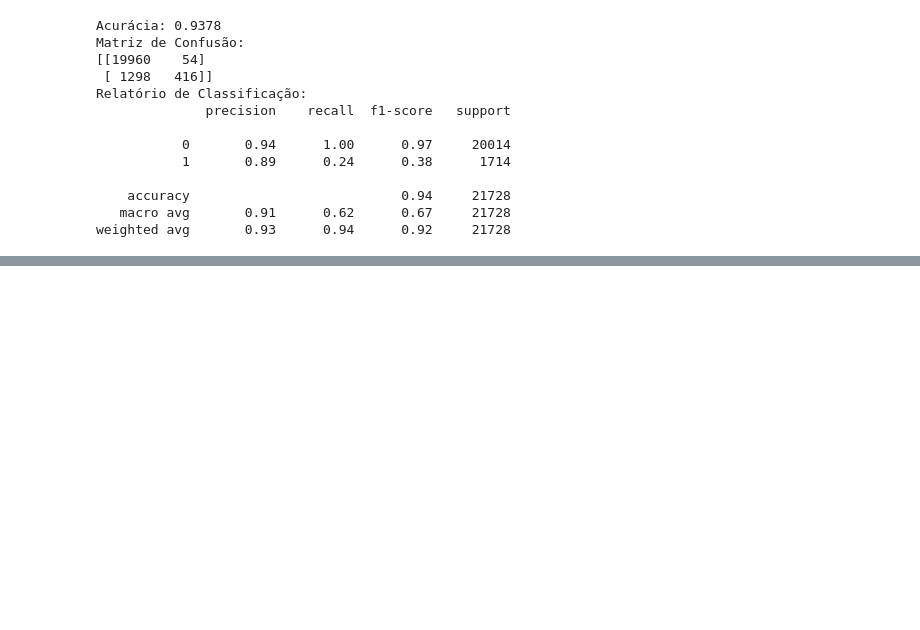
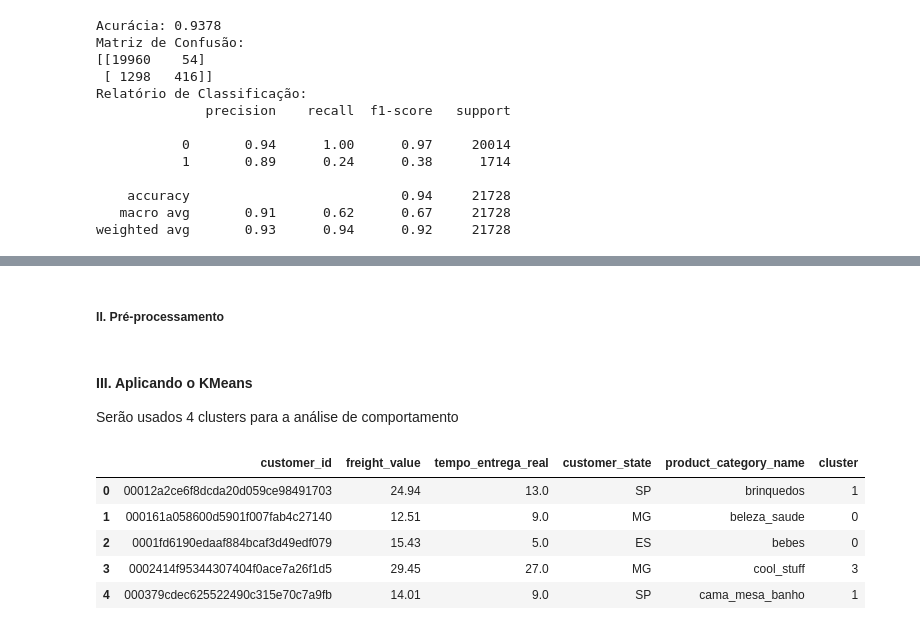
Before and after one commit to DaviRic/triggo.ia-project, a Jupyter notebook: notebook/main.ipynb, the cells around one changed output, grey strips where cells are left out. Cells and saved outputs as stored; diff of their text form; code cells hidden in the pictures; blank space fills up the shorter version.

Commit message:
[feat] Conclusão da análise da Segmentação de Clientes

```diff
--- a/notebook/main.ipynb
+++ b/notebook/main.ipynb
@@ -973,0 +1023,35 @@ Relatório de classificação:
+# %% [markdown]
+##### II. Pré-processamento
+# %%
+from sklearn.preprocessing import StandardScaler, OneHotEncoder
+from sklearn.compose import ColumnTransformer
+
+# Fazendo a separação das colunas
+X_raw = df_clientes[['freight_value', 'tempo_entrega_real', 'customer_state', 'product_category_name']]
+
+preprocessor = ColumnTransformer([
+    ('num', StandardScaler(), ['freight_value', 'tempo_entrega_real']),
+    ('cat', OneHotEncoder(drop='first'), ['customer_state', 'product_category_name'])
+])
+
+X = preprocessor.fit_transform(X_raw)
+# %% [markdown]
+#### III. Aplicando o KMeans
+Serão usados 4 clusters para a análise de comportamento
+# %%
+from sklearn.cluster import KMeans
+
+# Rodando o KMeans com 4 clusters
+kmeans = KMeans(n_clusters=4, random_state=42, n_init='auto')
+clusters = kmeans.fit_predict(X)
+
+# Adicioando ao dataframe de clientes
+df_clientes['cluster'] = clusters
+df_clientes.head(5)
+# %% [output]
+|  | customer_id | freight_value | tempo_entrega_real | customer_state | product_category_name | cluster |
+| 0 | 00012a2ce6f8dcda20d059ce98491703 | 24.94 | 13.0 | SP | brinquedos | 1 |
+| 1 | 000161a058600d5901f007fab4c27140 | 12.51 | 9.0 | MG | beleza_saude | 0 |
+| 2 | 0001fd6190edaaf884bcaf3d49edf079 | 15.43 | 5.0 | ES | bebes | 0 |
+| 3 | 0002414f95344307404f0ace7a26f1d5 | 29.45 | 27.0 | MG | cool_stuff | 3 |
+| 4 | 000379cdec625522490c315e70c7a9fb | 14.01 | 9.0 | SP | cama_mesa_banho | 1 |
```
Also changed, not shown: parts of 21 cells of this notebook.
